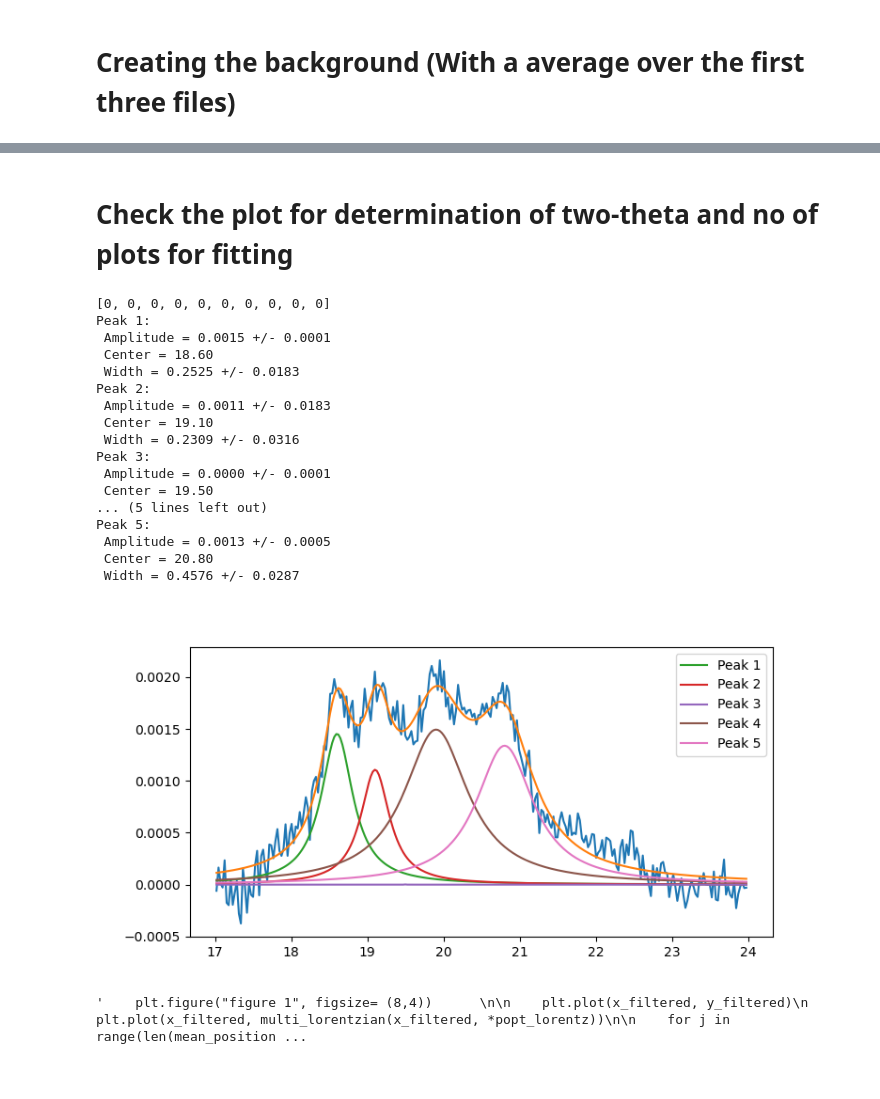
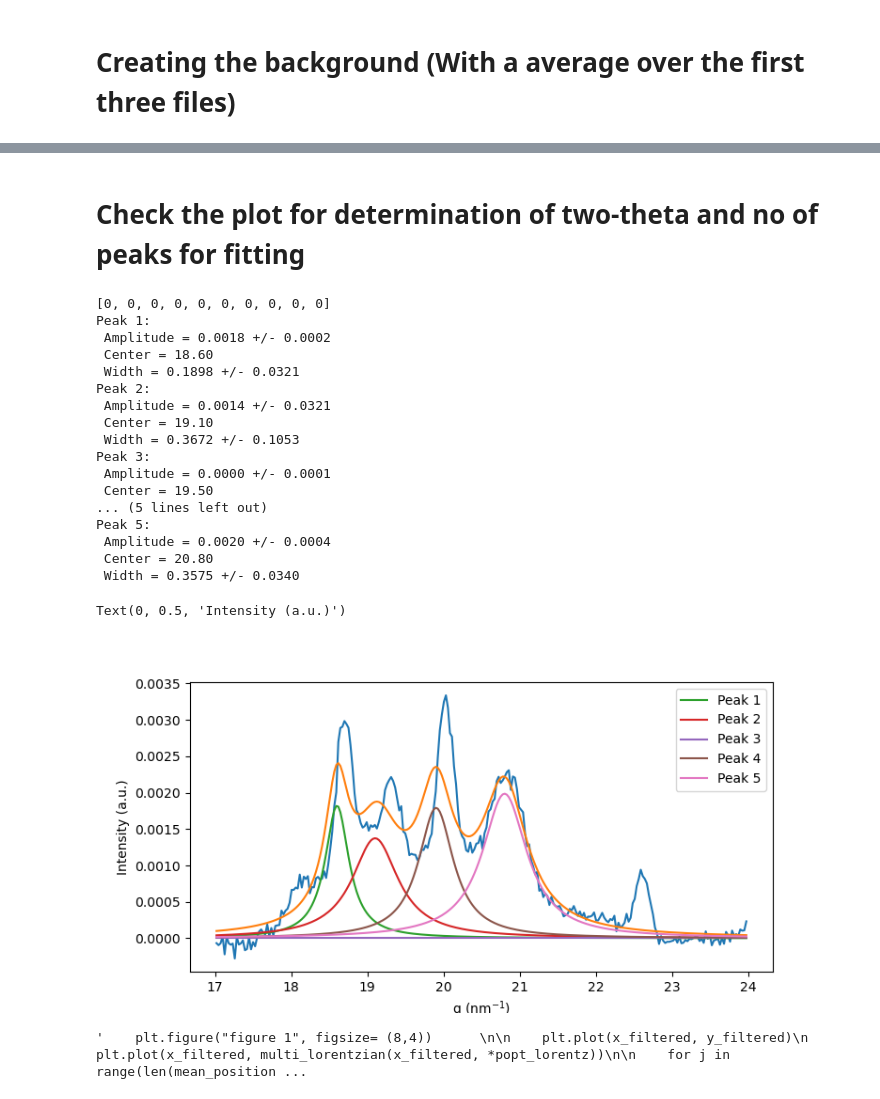
Before and after one commit to PronoyDutta/SAXS_WAXS, a Jupyter notebook: fitting_data.ipynb, the cells around one changed output, grey strips where cells are left out. Drawn from its saved outputs; the diff is of its cells as text; code cells hidden in the pictures.

```diff
--- a/fitting_data.ipynb
+++ b/fitting_data.ipynb
@@ -96,7 +96,11 @@ def multi_lorentzian(x, *params):
 # %% [markdown]
 # Read all the files
 # %%
-os.chdir(r'.\data\Test_data\20240604_2503-SKJB_6MECDEC_100volHFE')
+#os.chdir(r'.\data\Test_data\20240604_2503-SKJB_6MECDEC_100volHFE')
+#mpr = BL.MPRfile('./2503-SKJB-1pt07mg_6MECDEC_100volHFE-1_C02.mpr')
+os.chdir(r'C:\Users\b1104371\OneDrive - Universität Salzburg\Research\Electrolyte variation\Charecterizations\SAXS\After_Beamtime\1705-SSup\20240610_1705-SSuP_satDME_400HFE\20240610_1705_SSuP_satDME_400HFE')
+mpr = BL.MPRfile('./1705-SSuP_satDME_400HFE_1pt04mg_C02.mpr')
+
 file_list = glob.glob('*_1_*.dat')
 
 legend = {} #Dictionary for storing the comments from experiment data files to be used as legends later
@@ -289,5 +293,5 @@ plt.ylim(-0.001,0.008)"""
 # %% [markdown]
-# Check the plot for determination of two-theta and no of plots for fitting
+# Check the plot for determination of two-theta and no of peaks for fitting
 # %%
 # Filter data between ranges
 
@@ -334,40 +338,44 @@ perr_lorentzian = np.sqrt(np.diag(pcov_lorentz)) # Calculating the errors from t
 
 for i in range(len(mean_positions)):
     print(f"Peak {i+1}:")
     print(f" Amplitude = {popt_lorentz[2*i]:.4f} +/- {perr_lorentzian[i]:.4f}")
     print(f" Center = {mean_positions[i]:.2f}")
     print(f" Width = {popt_lorentz[2*i +1]:.4f} +/- {perr_lorentzian[2*i +1]:.4f}")
 
 plt.figure(figsize= (8,4))
 
 plt.plot(x_filtered, y_filtered)
 plt.plot(x_filtered, multi_lorentzian(x_filtered, *popt_lorentz))
 
 #for i in range(0, len(popt_lorentz), 3):
 #    plt.plot(x_filtered, lorentzian(x_filtered, popt_lorentz[i], popt_lorentz[i+1], popt_lorentz[i+2]), label=f'Peak {i//3 + 1}')
 
 for j in range(len(mean_positions)):
     plt.plot(x_filtered, lorentzian(x_filtered, popt_lorentz[2*j], mean_positions[j], popt_lorentz[2*j+1]), label=f'Peak {j + 1}')
     plt.legend()
+
+plt.xlabel("q (nm$^{-1}$)")
+plt.ylabel("Intensity (a.u.)")
 # %% [output]
 [0, 0, 0, 0, 0, 0, 0, 0, 0, 0]
 Peak 1:
- Amplitude = 0.0015 +/- 0.0001
+ Amplitude = 0.0018 +/- 0.0002
  Center = 18.60
- Width = 0.2525 +/- 0.0183
+ Width = 0.1898 +/- 0.0321
 Peak 2:
- Amplitude = 0.0011 +/- 0.0183
+ Amplitude = 0.0014 +/- 0.0321
  Center = 19.10
- Width = 0.2309 +/- 0.0316
+ Width = 0.3672 +/- 0.1053
 Peak 3:
  Amplitude = 0.0000 +/- 0.0001
  Center = 19.50
 ... (5 lines left out)
 Peak 5:
- Amplitude = 0.0013 +/- 0.0005
+ Amplitude = 0.0020 +/- 0.0004
  Center = 20.80
- Width = 0.4576 +/- 0.0287
+ Width = 0.3575 +/- 0.0340
+Text(0, 0.5, 'Intensity (a.u.)')
-[figure, old version]
+[figure, new version]
 # %%
 # Filter data between ranges
 min_x = 17
```
Also changed, not shown: parts of 6 cells of this notebook, 1 other file.
